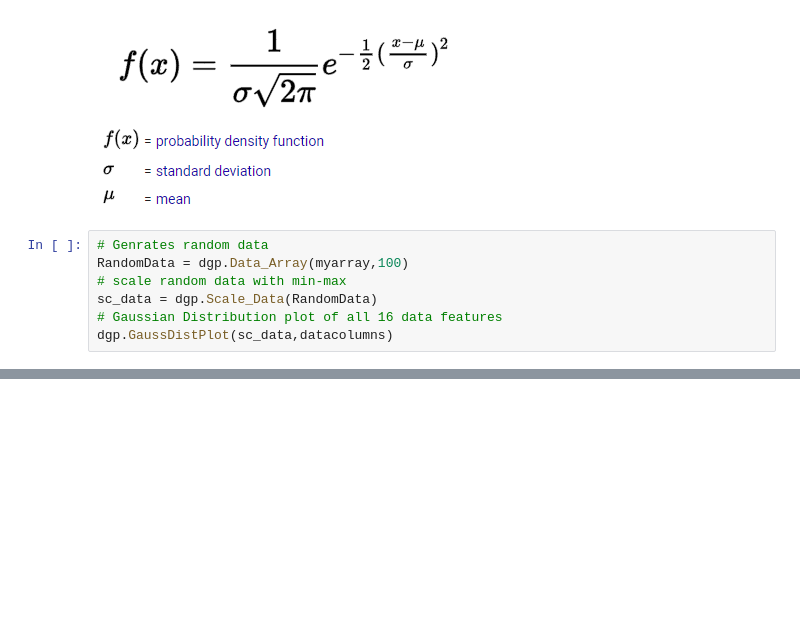
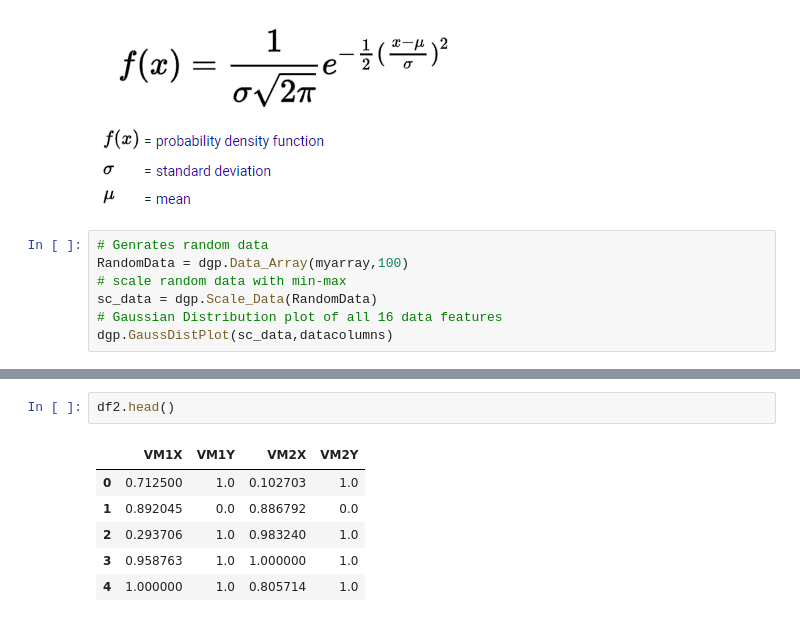
Before and after one commit to dialectic/Navigation_LearnEngine, a Jupyter notebook: Data_Generator.ipynb, the cells around one changed output, grey strips where cells are left out. Cells and saved outputs as stored; diff of their text form; blank space fills up the shorter version.

```diff
--- a/Data_Generator.ipynb
+++ b/Data_Generator.ipynb
@@ -101,0 +180,9 @@ dgp.GaussDistPlot(sc_data,datacolumns)
+# %%
+df2.head()
+# %% [output]
+|  | VM1X | VM1Y | VM2X | VM2Y |
+| 0 | 0.712500 | 1.0 | 0.102703 | 1.0 |
+| 1 | 0.892045 | 0.0 | 0.886792 | 0.0 |
+| 2 | 0.293706 | 1.0 | 0.983240 | 1.0 |
+| 3 | 0.958763 | 1.0 | 1.000000 | 1.0 |
+| 4 | 1.000000 | 1.0 | 0.805714 | 1.0 |
```
Also changed, not shown: parts of 8 cells of this notebook, 3 other files.
